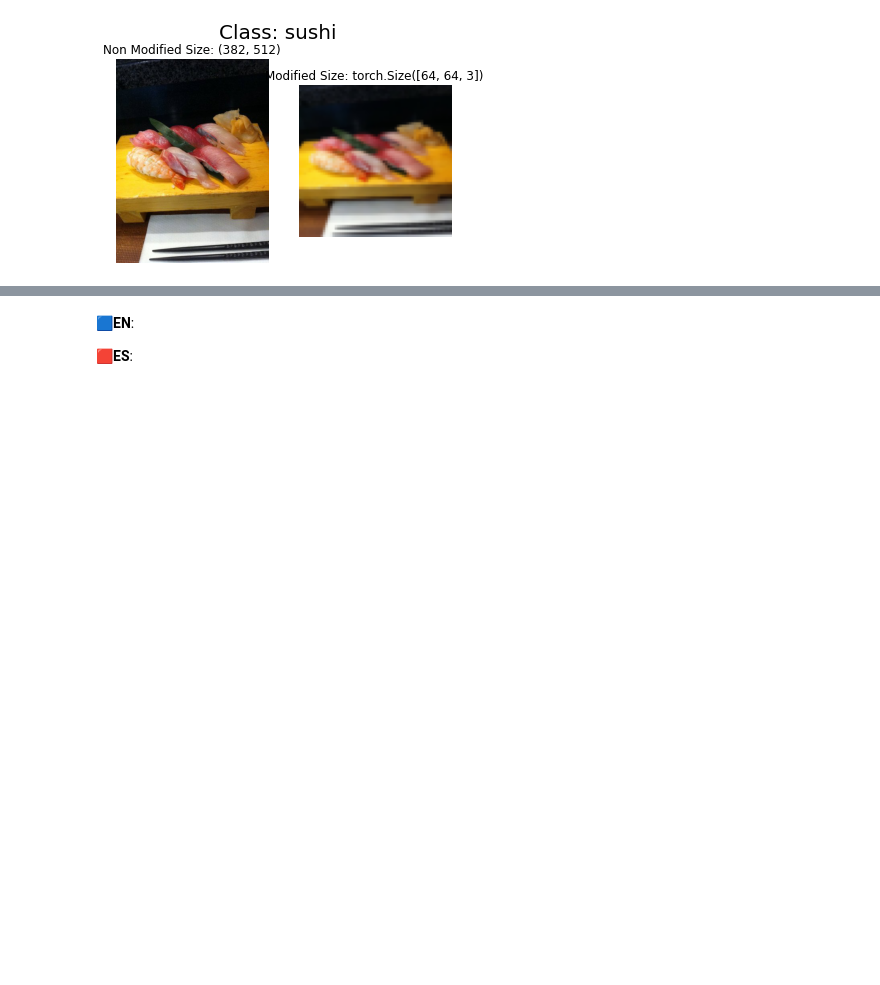
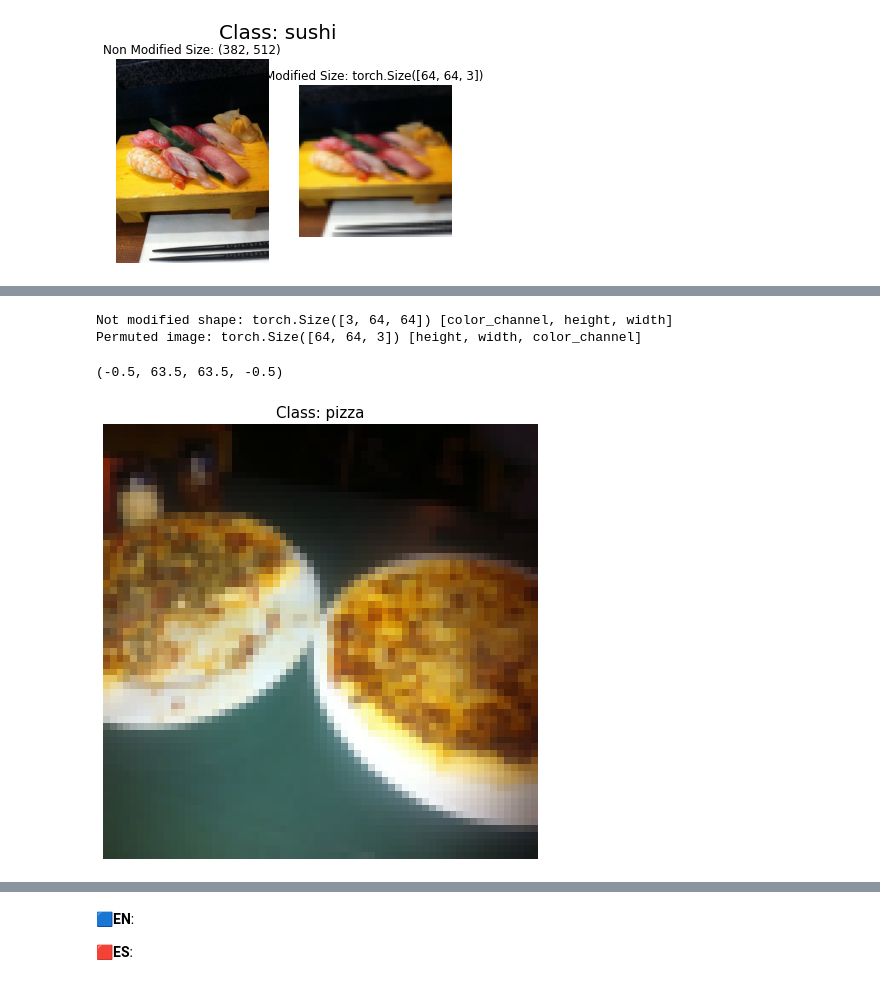
Before and after one commit to fxop0218/Tutorial-PyTorchForBeginners, a Jupyter notebook: 05_custom_dataset_pytorch_beginners.ipynb, the cells around one changed output, grey strips where cells are left out. Saved outputs shown, nothing was run; the diff lists cells and outputs as text; code cells hidden in the pictures; blank space fills up the shorter version.

```diff
--- a/05_custom_dataset_pytorch_beginners.ipynb
+++ b/05_custom_dataset_pytorch_beginners.ipynb
@@ -219,0 +226,9 @@ plot_transformed_images(image_paths=image_list,
+# %%
+train_data = datasets.ImageFolder(root=train_dir,
+                                  transform=img_transform, # Transform from the data
+                                  target_transform=None) # A transform for the label / target
+
+test_data = datasets.ImageFolder(root=test_dir,
+                                 transform=img_transform)
+
+print(f"Train data\n#############\n{train_data}\n-------------------\nTest data\n#############\n{test_data}")
@@ -219,0 +274,4 @@ plot_transformed_images(image_paths=image_list,
+# %%
+img, label = train_data[0][0], train_data[0][1]
+print(f"Image tensor:\n{img}\n\nImage shape: {img.shape}\nImage DType: {img.dtype}\n")
+print(f"Label: {label}\nLable DType: {type(label)}")
@@ -219,0 +296,18 @@ plot_transformed_images(image_paths=image_list,
+# %%
+permuted_img = img.permute(1, 2, 0)
+
+# Print different shapes
+print(f"Not modified shape: {img.shape} [color_channel, height, width]")
+print(f"Permuted image: {permuted_img.shape} [height, width, color_channel]")
+# %% [output]
+Not modified shape: torch.Size([3, 64, 64]) [color_channel, height, width]
+Permuted image: torch.Size([64, 64, 3]) [height, width, color_channel]
+# %%
+# Plot img
+plt.figure(figsize=(8, 8))
+plt.imshow(permuted_img)
+plt.title(f"Class: {classes[label]}", fontsize=15)
+plt.axis("off")
+# %% [output]
+(-0.5, 63.5, 63.5, -0.5)
+[figure, added]
```
Also changed, not shown: parts of 9 cells of this notebook.
